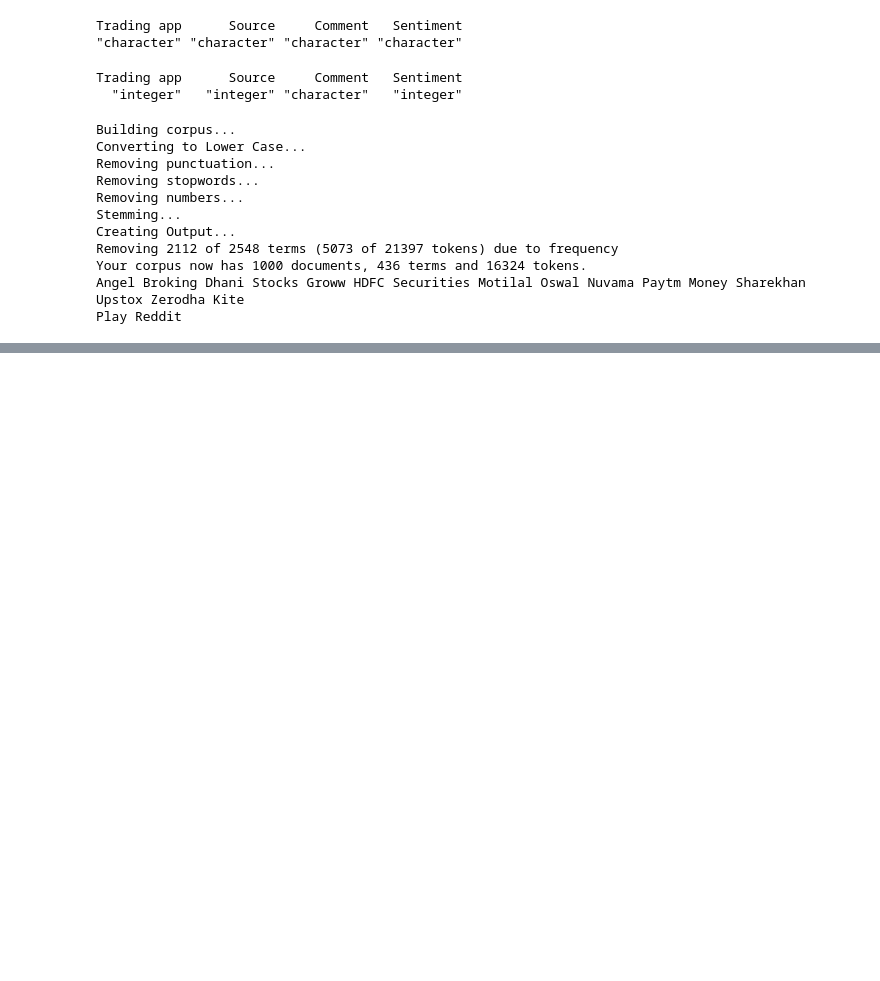
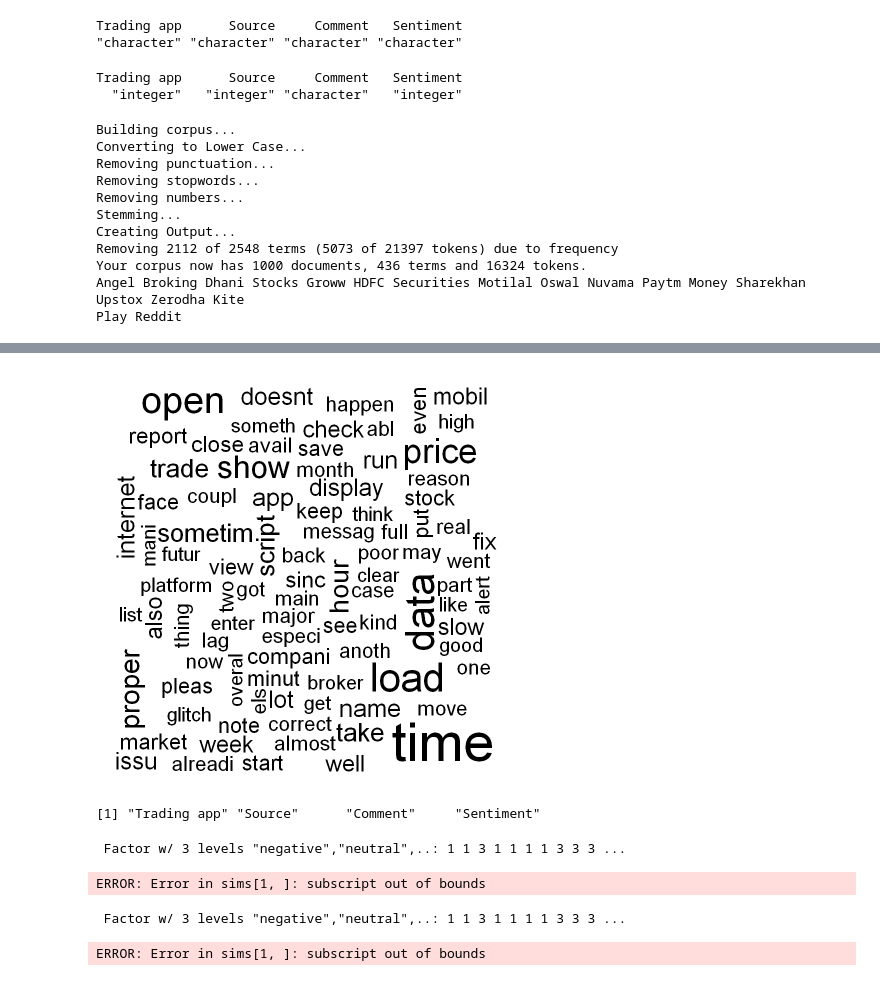
Before and after one commit to Joy2225/Trading-Platform-Review-Analysis, a Jupyter notebook: Test.ipynb, the cells around one changed output, grey strips where cells are left out. Drawn from its saved outputs; the diff is of its cells as text; code cells hidden in the pictures; blank space fills up the shorter version.

```diff
--- a/Test.ipynb
+++ b/Test.ipynb
@@ -383,0 +510,18 @@ Model Converged
+# %%
+# Wordcloud:topic 17 with word distribution
+
+if (!requireNamespace("wordcloud", quietly = TRUE)) {
+  install.packages("wordcloud")
+}
+library(wordcloud)
+
+# Set seed for reproducibility
+set.seed(837)
+
+# Generate a word cloud for topic 17 with specific scaling
+cloud(
+  Third_STM,        # The STM model
+  topic = 17,       # Specify the topic number
+  scale = c(10, 2)  # Scale for word frequencies
+)
+# %% [output]
@@ -383,0 +546,58 @@ Model Converged
+[figure, added]
+# %%
+# Check column names in metadata
+colnames(out$meta)
+# %% [output]
+[1] "Trading app" "Source"      "Comment"     "Sentiment"
+# %%
+# Check if Sentiment is a factor (categorical)
+str(out$meta$Sentiment)
+
+# Estimate effect treating Sentiment as a categorical variable
+set.seed(837)
+predict_topics <- estimateEffect(
+  formula = 1:10 ~ `Trading app` + Sentiment,  # Treat Sentiment as a factor
+  stmobj = Third_STM,
+  metadata = out$meta,
+  uncertainty = "Global",
+  prior = 1e-5
+)
+
+# Plot effect of Trading apps and Sentiment (or other covariates)
+plot(predict_topics, covariate = "Trading app", topics = c(1, 4, 10),
+     model = Third_STM, method = "difference",
+     cov.value1 = "App1", cov.value2 = "App2",  # Replace with actual app names
+     xlab = "More App2 ... More App1",
+     main = "Effect of App1 vs. App2",
+     xlim = c(-.1, .1), labeltype = "custom",
+     custom.labels = c('Topic 1', 'Topic 4', 'Topic 10'))
+# %% [output]
+ Factor w/ 3 levels "negative","neutral",..: 1 1 3 1 1 1 1 3 3 3 ...
+ERROR: Error in sims[1, ]: subscript out of bounds
+# %%
+# Topic proportions
+
+
+str(out$meta$Sentiment)
+
+# Estimate effect treating Sentiment as a categorical variable
+set.seed(837)
+predict_topics <- estimateEffect(
+  formula = 1:10 ~ `Trading app` + Sentiment,  # Treat Sentiment as a factor
+  stmobj = Third_STM,
+  metadata = out$meta,
+  uncertainty = "Global",
+  prior = 1e-5
+)
+
+# Plot effect of Trading apps and Sentiment (or other covariates)
+plot(predict_topics, covariate = "Trading app", topics = c(1, 4, 10),
+     model = Third_STM, method = "difference",
+     cov.value1 = "App1", cov.value2 = "App2",  # Replace with actual app names
+     xlab = "More App2 ... More App1",
+     main = "Effect of App1 vs. App2",
+     xlim = c(-.1, .1), labeltype = "custom",
+     custom.labels = c('Topic 1', 'Topic 4', 'Topic 10'))
+# %% [output]
+ Factor w/ 3 levels "negative","neutral",..: 1 1 3 1 1 1 1 3 3 3 ...
+ERROR: Error in sims[1, ]: subscript out of bounds
```
Also changed, not shown: parts of 14 cells of this notebook.
